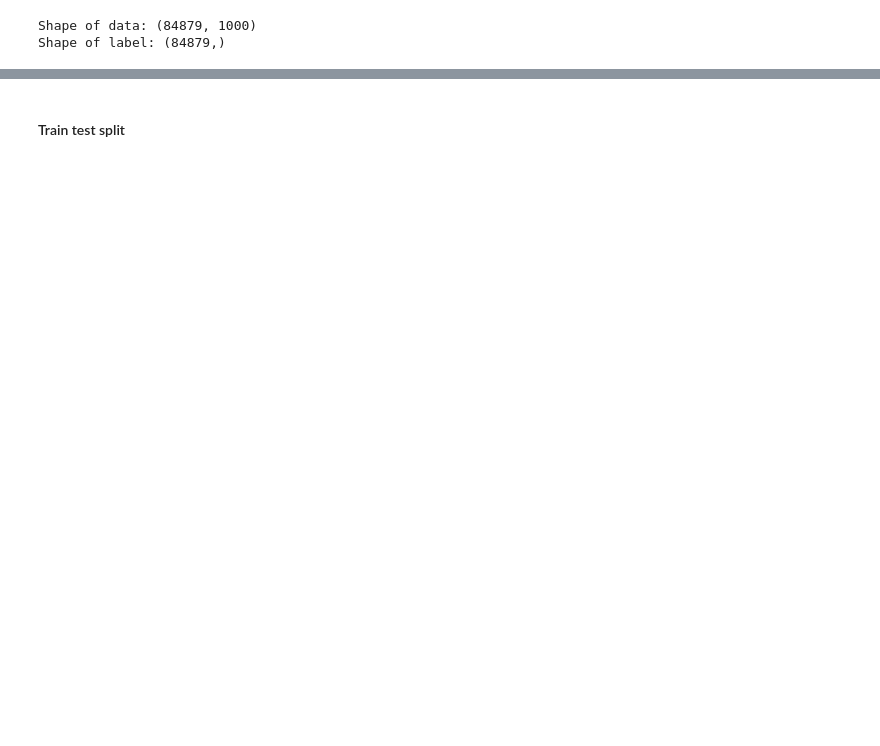
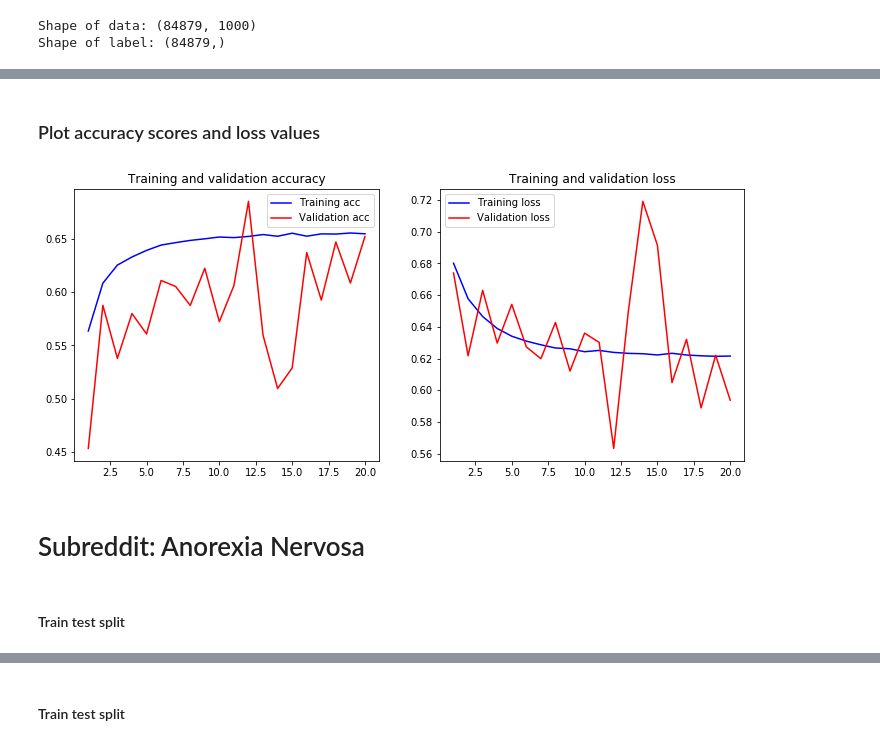
Before and after one commit to eileenhartnett/NLP-DeepLearning-Reddit-Project, a Jupyter notebook: notebooks/step6-model-CNN.ipynb, the cells around one changed output, grey strips where cells are left out. Cells and saved outputs as stored; diff of their text form; code cells hidden in the pictures; blank space fills up the shorter version.

```diff
--- a/notebooks/step6-model-CNN.ipynb
+++ b/notebooks/step6-model-CNN.ipynb
@@ -116,0 +220,14 @@ for word, i in word_index.items():
+# %%
+model1_sm = Sequential()
+model1_sm.add(layers.Embedding(vocab_size, embedding_dim,
+                           weights=[embedding_matrix],
+                           input_length=maxlen,
+                           trainable=False))
+model1_sm.add(layers.GlobalMaxPool1D())
+model1_sm.add(layers.Dense(10, activation='relu'))
+model1_sm.add(Dropout(0.25))
+model1_sm.add(layers.Dense(1, activation='sigmoid'))
+model1_sm.compile(optimizer='adam',
+              loss='binary_crossentropy',
+              metrics=['accuracy'])
+model1_sm.summary()
@@ -116,0 +253,10 @@ for word, i in word_index.items():
+# %%
+history = model1_sm.fit(X_train_sm, y_train_sm,
+                    epochs=20, # employ early stopping at around N epochs
+                    verbose=True,
+                    validation_data=(X_test, y_test),
+                    batch_size=64) # number of samples before updating the internal model parameters
+loss, accuracy = model1_sm.evaluate(X_train_sm, y_train_sm, verbose=False)
+print("Training Accuracy: {:.4f}".format(accuracy))
+loss, accuracy = model1_sm.evaluate(X_test, y_test, verbose=False)
+print("Testing Accuracy:  {:.4f}".format(accuracy))
@@ -116,0 +281,9 @@ for word, i in word_index.items():
+# %% [markdown]
+### Plot accuracy scores and loss values
+# %%
+plot_history(history)
+plt.savefig('../images/anxiety_cnn_smote.png');
+# %% [output]
+[figure, added]
+# %% [markdown]
+# Subreddit: Anorexia Nervosa
@@ -116,0 +292,2 @@ for word, i in word_index.items():
+# %% [markdown]
+#### Train test split
```
Also changed, not shown: parts of 136 cells of this notebook, 17 other files.
